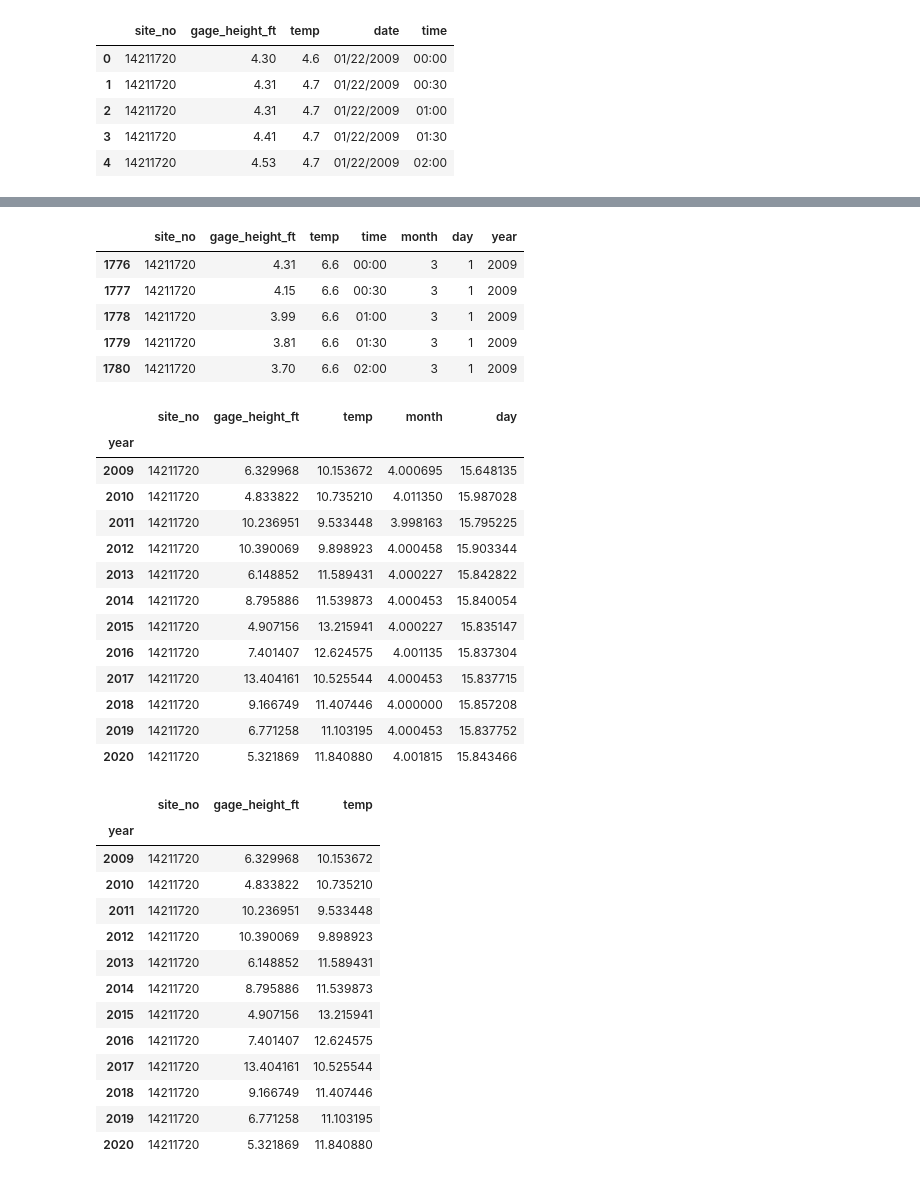
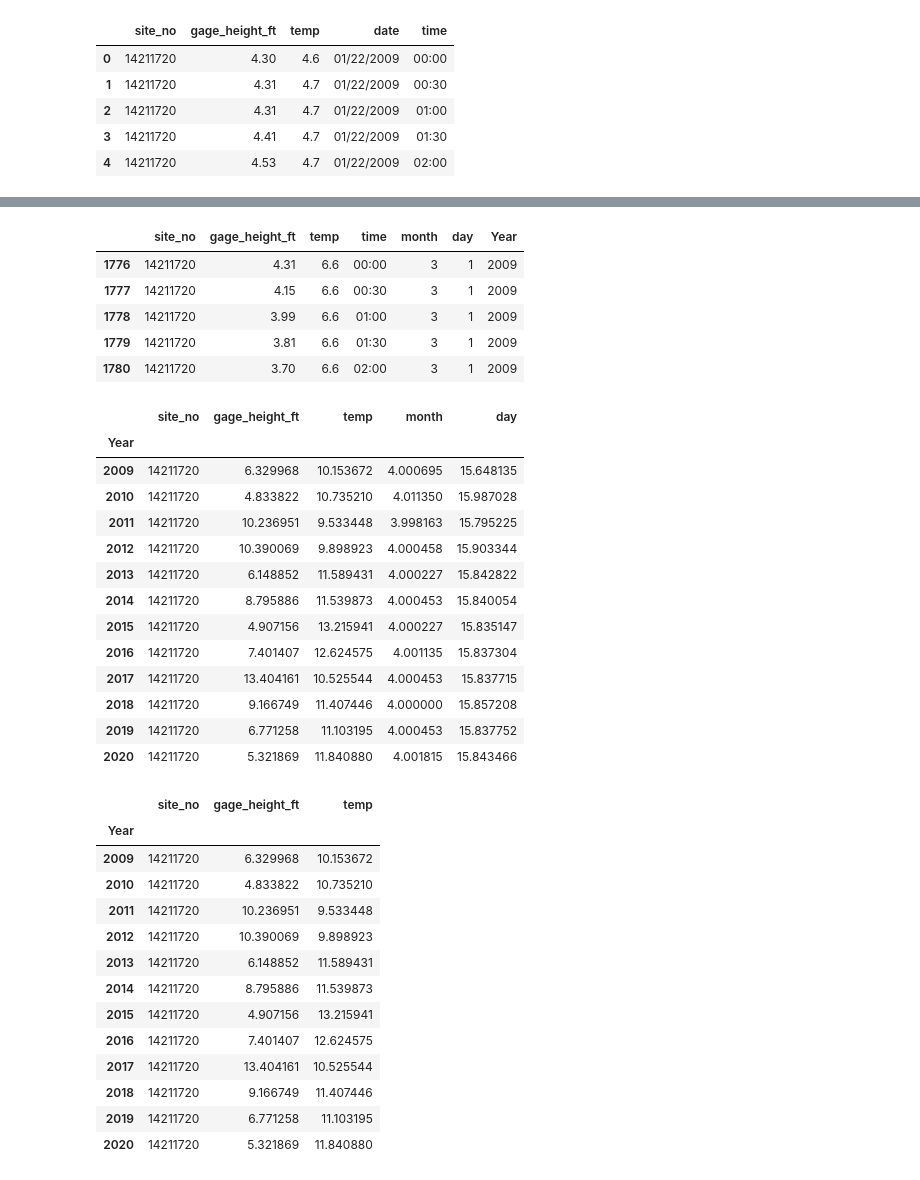
Before and after one commit to jayhjman/bootcamp-project1, a Jupyter notebook: Trim_water_data.ipynb, the cells around one changed output, grey strips where cells are left out. Cells and saved outputs as stored; diff of their text form; code cells hidden in the pictures.

```diff
--- a/Trim_water_data.ipynb
+++ b/Trim_water_data.ipynb
@@ -334,7 +336,7 @@ willamette_gage_df.head()
 | 3 | 14211720 | 4.41 | 4.7 | 01/22/2009 | 01:30 |
 | 4 | 14211720 | 4.53 | 4.7 | 01/22/2009 | 02:00 |
 # %%
-willamette_gage_df[['month','day','year']] = willamette_gage_df['date'].str.split('/', expand=True)
+willamette_gage_df[['month','day','Year']] = willamette_gage_df['date'].str.split('/', expand=True)
 willamette_gage_df = willamette_gage_df.drop(columns=['date'])
 willamette_gage_df.head()
 # %% [output]
@@ -347,7 +349,7 @@ willamette_gage_df.head()
 # %%
 willamette_gage_df['month'] = willamette_gage_df['month'].astype(int)
 willamette_gage_df['day'] = willamette_gage_df['day'].astype(int)
-willamette_gage_df['year'] = willamette_gage_df['year'].astype(int)
+willamette_gage_df['Year'] = willamette_gage_df['Year'].astype(int)
 
 willamette_gage_df.dtypes
 # %% [output]
@@ -363,18 +365,18 @@ dtype: object
 willamette_gage_final= willamette_gage_df[(willamette_gage_df['month'] >= 3) & (willamette_gage_df['month'] <= 5)]
 willamette_gage_final.head()
 # %% [output]
-|  | site_no | gage_height_ft | temp | time | month | day | year |
+|  | site_no | gage_height_ft | temp | time | month | day | Year |
 | 1776 | 14211720 | 4.31 | 6.6 | 00:00 | 3 | 1 | 2009 |
 | 1777 | 14211720 | 4.15 | 6.6 | 00:30 | 3 | 1 | 2009 |
 | 1778 | 14211720 | 3.99 | 6.6 | 01:00 | 3 | 1 | 2009 |
 | 1779 | 14211720 | 3.81 | 6.6 | 01:30 | 3 | 1 | 2009 |
 | 1780 | 14211720 | 3.70 | 6.6 | 02:00 | 3 | 1 | 2009 |
 # %%
-willamette_gage_final = willamette_gage_final.groupby(['year']).mean()
+willamette_gage_final = willamette_gage_final.groupby(['Year']).mean()
 willamette_gage_final
 # %% [output]
 |  | site_no | gage_height_ft | temp | month | day |
-| year |  |  |  |  |  |
+| Year |  |  |  |  |  |
 | 2009 | 14211720 | 6.329968 | 10.153672 | 4.000695 | 15.648135 |
 | 2010 | 14211720 | 4.833822 | 10.735210 | 4.011350 | 15.987028 |
 | 2011 | 14211720 | 10.236951 | 9.533448 | 3.998163 | 15.795225 |
@@ -393,7 +395,7 @@ willamette_gage_final = willamette_gage_final.drop(columns=['month', 'day'])
 willamette_gage_final
 # %% [output]
 |  | site_no | gage_height_ft | temp |
-| year |  |  |  |
+| Year |  |  |  |
 | 2009 | 14211720 | 6.329968 | 10.153672 |
 | 2010 | 14211720 | 4.833822 | 10.735210 |
 | 2011 | 14211720 | 10.236951 | 9.533448 |
```
Also changed, not shown: parts of 16 cells of this notebook.
